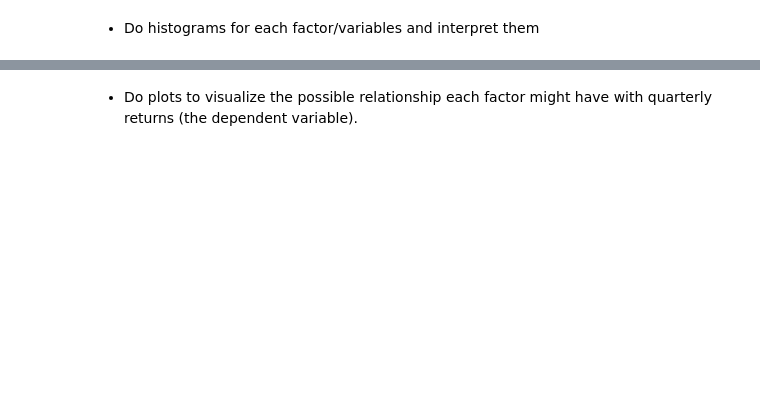
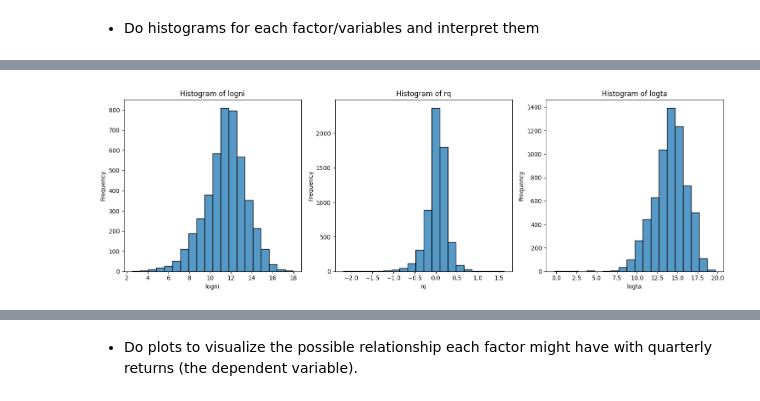
Before and after one commit to Jaime-prog/Statistics_Data_Science_TC3006C, a Jupyter notebook: Project/Reto_estadística_TC3006C_investment_final.ipynb, the cells around one changed output, grey strips where cells are left out. Saved outputs shown, nothing was run; the diff lists cells and outputs as text; code cells hidden in the pictures; blank space fills up the shorter version.

```diff
--- a/Project/Reto_estadística_TC3006C_investment_final.ipynb
+++ b/Project/Reto_estadística_TC3006C_investment_final.ipynb
@@ -750,0 +782,32 @@ plt.show()
+# %%
+import seaborn as sns
+import matplotlib.pyplot as plt
+fig, axes = plt.subplots(nrows=1, ncols=3, figsize=(15, 5))
+
+#Histograms for variables
+
+# Plot the histogram for 'logni'
+sns.histplot(datasety['logni'], bins=20, ax=axes[0])
+axes[0].set_title('Histogram of logni')
+axes[0].set_xlabel('logni')
+axes[0].set_ylabel('Frequency')
+
+# Plot the histogram for 'rq'
+sns.histplot(datasety['rq'], bins=20, ax=axes[1])
+axes[1].set_title('Histogram of rq')
+axes[1].set_xlabel('rq')
+axes[1].set_ylabel('Frequency')
+
+# Plot the histogram for 'logta'
+sns.histplot(datasety['logta'], bins=20, ax=axes[2])
+axes[2].set_title('Histogram of logta')
+axes[2].set_xlabel('logta')
+axes[2].set_ylabel('Frequency')
+
+# Adjust the layout
+plt.tight_layout()
+
+# Show the histograms
+plt.show()
+# %% [output]
+[figure, added]
```
Also changed, not shown: parts of 10 cells of this notebook.
